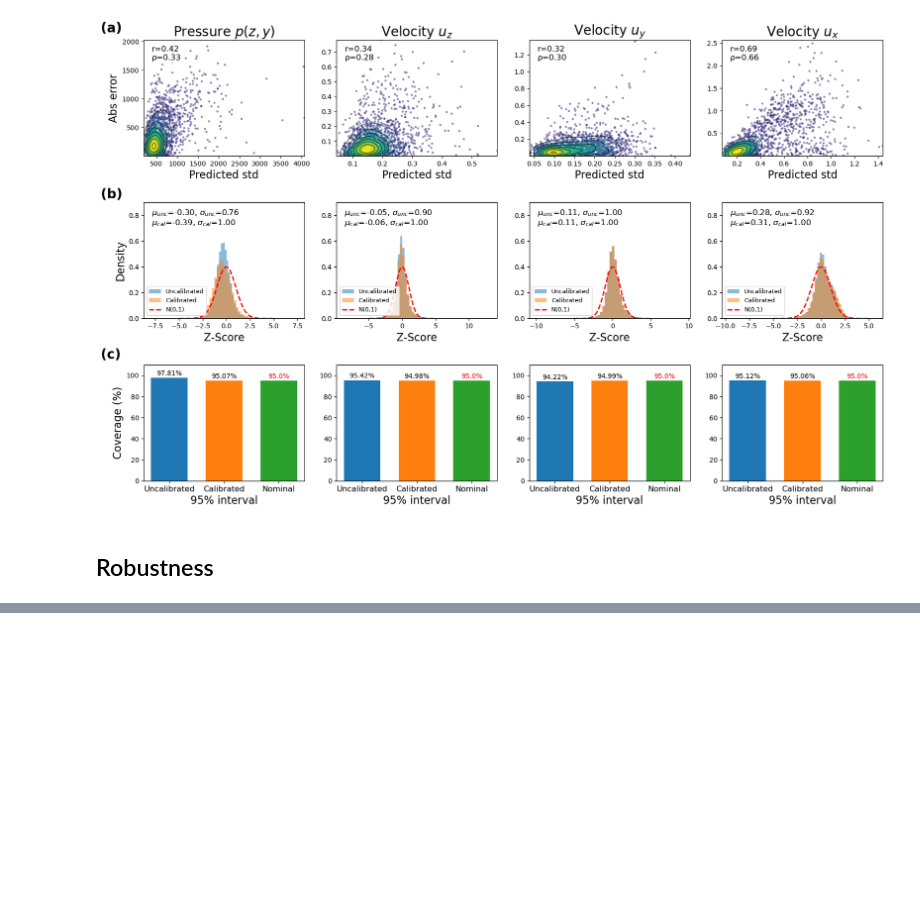
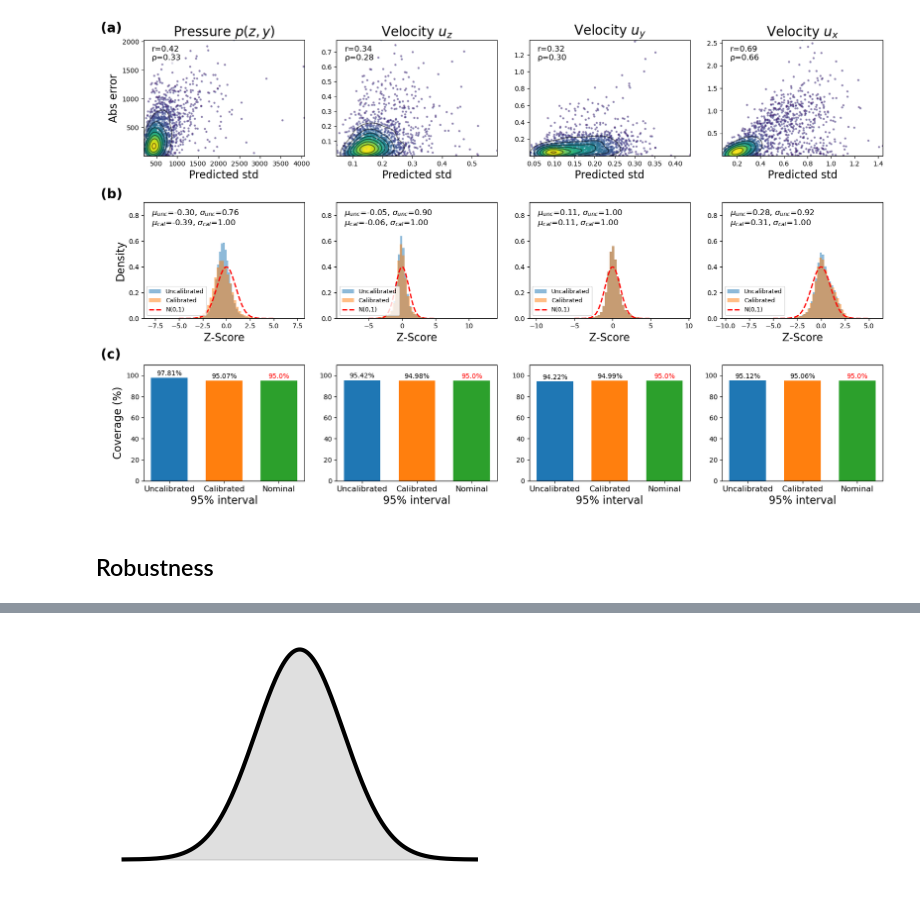
Before and after one commit to kkazuma19/MIMONet, a Jupyter notebook: HeatExchanger/Robustness.ipynb, the cells around one changed output, grey strips where cells are left out. Saved outputs shown, nothing was run; the diff lists cells and outputs as text; code cells hidden in the pictures; blank space fills up the shorter version.

```diff
--- a/HeatExchanger/Robustness.ipynb
+++ b/HeatExchanger/Robustness.ipynb
@@ -546,0 +742,23 @@ plt.show()
+# %%
+import numpy as np
+import matplotlib.pyplot as plt
+from scipy.stats import norm
+
+# Noise std
+lam = 0.1
+x = np.linspace(-0.4, 0.4, 500)
+y = norm.pdf(x, loc=0, scale=lam)
+
+# Create plot
+plt.figure(figsize=(5, 3))
+plt.plot(x, y, color="black", lw=3)
+plt.fill_between(x, y, color="gray", alpha=0.25)
+
+# Remove axes, ticks, and background
+plt.axis("off")
+
+# Save transparent image
+plt.savefig("gaussian_noise_distribution.png", dpi=300, transparent=True, bbox_inches="tight")
+plt.show()
+# %% [output]
+[figure, added]
```
Also changed, not shown: parts of 14 cells of this notebook, 4 other files.
